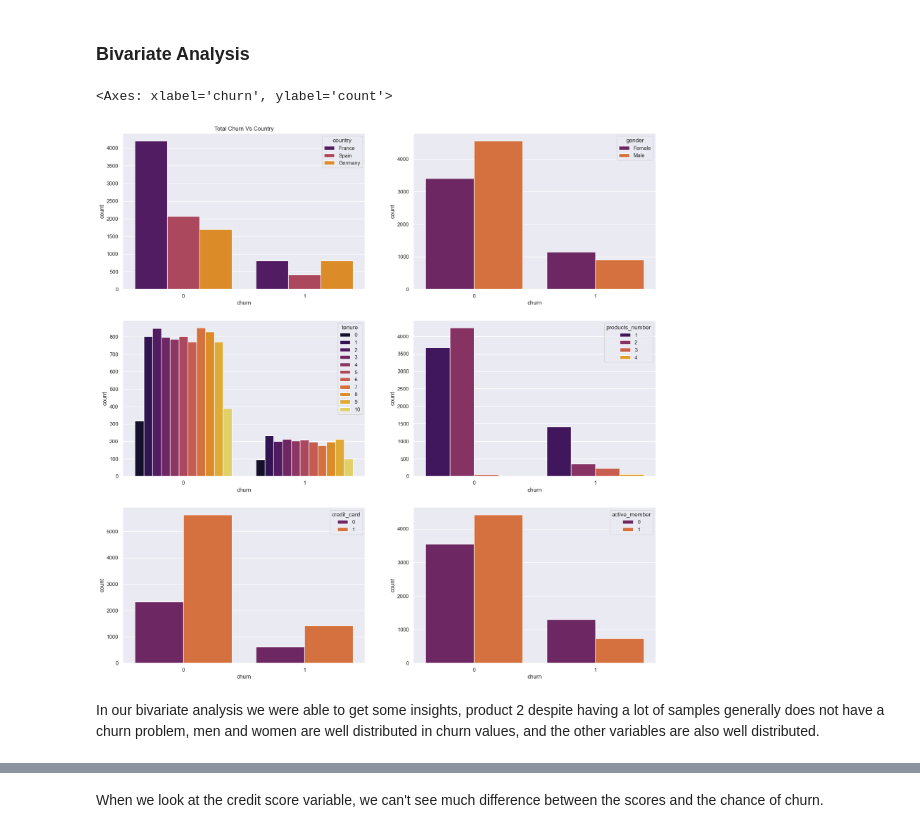
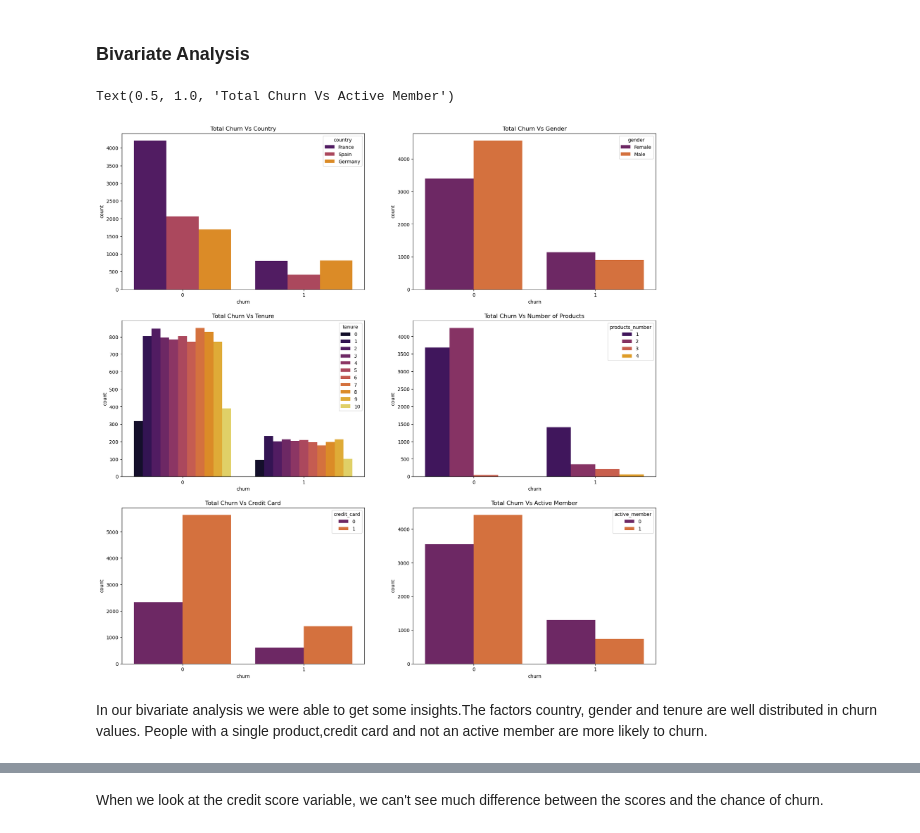
Before and after one commit to Poojasri78/BankCustomerChurnPrediction, a Jupyter notebook: Bank Customer Churn Prediction/Bank_Customer_Churn_Prediction.ipynb, the cells around one changed output, grey strips where cells are left out. Drawn from its saved outputs; the diff is of its cells as text; code cells hidden in the pictures.

```diff
--- a/Bank Customer Churn Prediction/Bank_Customer_Churn_Prediction.ipynb
+++ b/Bank Customer Churn Prediction/Bank_Customer_Churn_Prediction.ipynb
@@ -187,8 +187,6 @@ Looking at our categorical variables individually, we were able to verify that o
 ### Continuous variable
 # %%
 plt.figure(figsize = (20,25))
-
-sns.set(color_codes = True)
 
 plt.subplot(3,2,1)
 sns.histplot(df['credit_score'])
@@ -211,27 +209,32 @@ Looking at our categorical variables, we can see that our credit score variable
 # %%
 #categorical hue
 plt.figure(figsize = (20,20))
 
 plt.subplot(3,2,1)
 sns.countplot(x = 'churn', hue= 'country', palette='inferno', data = df)
 plt.title("Total Churn Vs Country")
 
 plt.subplot(3,2,2)
 sns.countplot(x = 'churn', hue= 'gender', palette='inferno', data = df)
+plt.title("Total Churn Vs Gender")
 
 plt.subplot(3,2,3)
 sns.countplot(x = 'churn', hue= 'tenure', palette='inferno', data = df)
+plt.title("Total Churn Vs Tenure")
 
 plt.subplot(3,2,4)
 sns.countplot(x = 'churn', hue= 'products_number', palette='inferno', data = df)
+plt.title("Total Churn Vs Number of Products")
 
 plt.subplot(3,2,5)
 sns.countplot(x = 'churn', hue= 'credit_card', palette='inferno', data = df)
+plt.title("Total Churn Vs Credit Card")
 
 plt.subplot(3,2,6)
 sns.countplot(x = 'churn', hue= 'active_member', palette='inferno', data = df)
+plt.title("Total Churn Vs Active Member")
 # %% [output]
-<Axes: xlabel='churn', ylabel='count'>
+Text(0.5, 1.0, 'Total Churn Vs Active Member')
-[figure, old version]
+[figure, new version]
 # %% [markdown]
-In our bivariate analysis we were able to get some insights, product 2 despite having a lot of samples generally does not have a churn problem, men and women are well distributed in churn values, and the other variables are also well distributed.
+In our bivariate analysis we were able to get some insights.The factors country, gender and tenure are well distributed in churn values. People with a single product,credit card and not an active member are more likely to churn.
```
Also changed, not shown: parts of 33 cells of this notebook.
